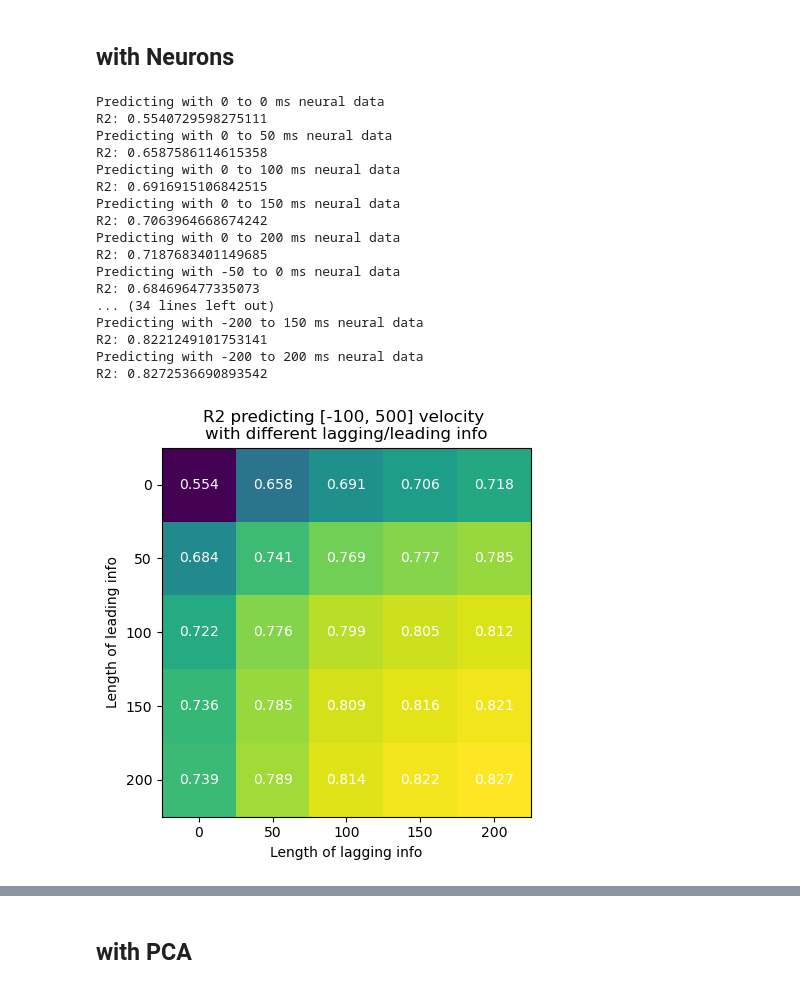
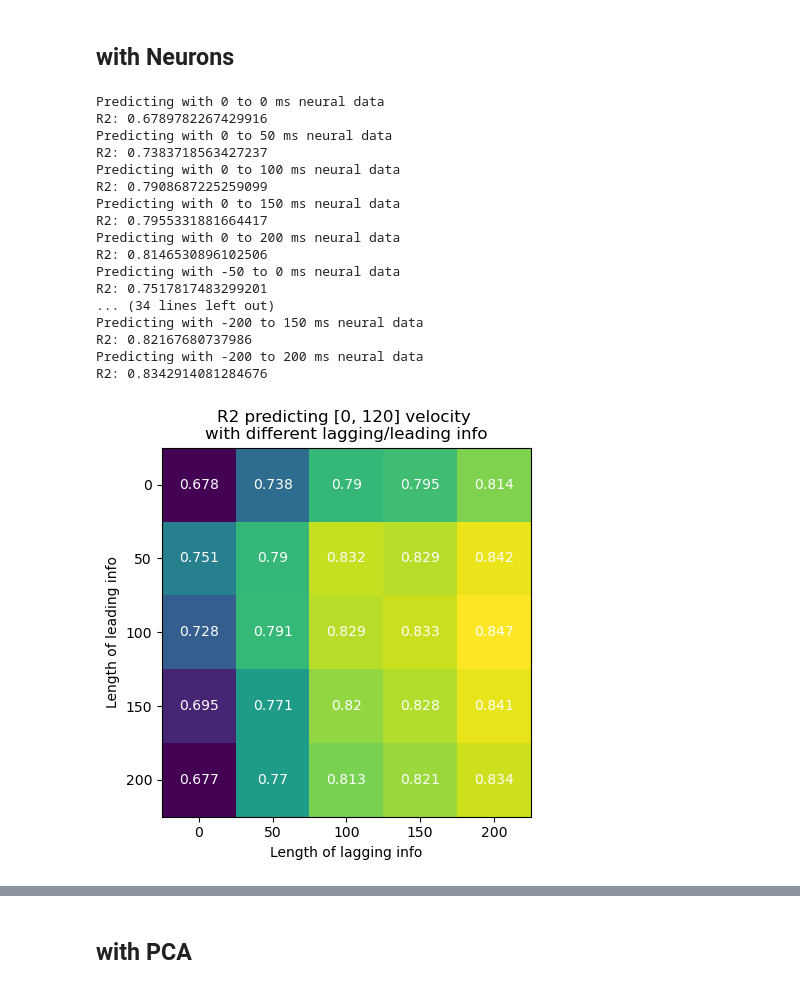
Before and after one commit to sherryxinyuean/area2_population_analysis, a Jupyter notebook: area2_bump-step0(pas).ipynb, the cells around one changed output, grey strips where cells are left out. Drawn from its saved outputs; the diff is of its cells as text; code cells hidden in the pictures.

```diff
--- a/area2_bump-step0(pas).ipynb
+++ b/area2_bump-step0(pas).ipynb
@@ -1073,6 +677,10 @@ print(dataset_50ms.bin_width)
 50
 # %%
 n_dims = 20 # for PCA
+
+active_mask = (~dataset_50ms.trial_info.ctr_hold_bump) & (dataset_50ms.trial_info.split != 'none')
+passive_mask = (dataset_50ms.trial_info.ctr_hold_bump) & (dataset_50ms.trial_info.split != 'none')
+
 
 trial_mask = passive_mask
 n_trials = dataset_50ms.trial_info.loc[trial_mask].shape[0]
@@ -1113,22 +721,22 @@ PCA total var explained: 0.40249209668778946
 # %%
-active_data = dataset_50ms.make_trial_data(align_field='move_onset_time', align_range=(-300, 700), ignored_trials=~trial_mask)
-for idx, trial in active_data.groupby('trial_id'):
+passive_data = dataset_50ms.make_trial_data(align_field='move_onset_time', align_range=(-300, 700), ignored_trials=~trial_mask)
+for idx, trial in passive_data.groupby('trial_id'):
     n_timepoints = trial.shape[0]
     break
 print(n_timepoints,'time bins')
 
-active_trials_neuron = nans([n_trials,n_timepoints,n_neurons])
-active_trials_vel = nans([n_trials,n_timepoints,2])
-active_trials_pca = nans([n_trials,n_timepoints,n_dims])
+passive_trials_neuron = nans([n_trials,n_timepoints,n_neurons])
+passive_trials_vel = nans([n_trials,n_timepoints,2])
+passive_trials_pca = nans([n_trials,n_timepoints,n_dims])
 i = 0
-for idx, trial in active_data.groupby('trial_id'):
-    active_trials_neuron[i,:,:]=trial.spikes.to_numpy()
-    active_trials_vel[i,:,:]=trial.hand_vel.to_numpy()
-    active_trials_pca[i,:,:]=trial.PCA.to_numpy()
+for idx, trial in passive_data.groupby('trial_id'):
+    passive_trials_neuron[i,:,:]=trial.spikes.to_numpy()
+    passive_trials_vel[i,:,:]=trial.hand_vel.to_numpy()
+    passive_trials_pca[i,:,:]=trial.PCA.to_numpy()
     i+=1
-print(active_trials_neuron.shape)
-print(active_trials_vel.shape)
-print(active_trials_pca.shape)
+print(passive_trials_neuron.shape)
+print(passive_trials_vel.shape)
+print(passive_trials_pca.shape)
 # %% [output]
 20 time bins
 (171, 20, 65)
@@ -1138,8 +746,8 @@ print(active_trials_pca.shape)
 ## with Neurons
 # %%
 data_range = [-300,700]
-pred_start = -100
-pred_end = 500
+pred_start = 0
+pred_end = 120
 
 idx1 = int((pred_start - data_range[0])/dataset_50ms.bin_width)
 idx2 = int(n_timepoints - (data_range[1]-pred_end)/dataset_50ms.bin_width)
@@ -1163,16 +771,16 @@ for time_before in t_before_range:
 
         X =  nans([n_trials,idx2-idx1,n_total_bins*n_neurons])
         i = 0
-        for trial_data in active_trials_neuron:
+        for trial_data in passive_trials_neuron:
             trial_hist=get_spikes_with_history(trial_data,bins_before,bins_after,bins_current)
             trial_hist = trial_hist[idx1:idx2,:,:]
             trial_hist_flat=trial_hist.reshape(trial_hist.shape[0],(trial_hist.shape[1]*trial_hist.shape[2]))
             X[i,:,:] = trial_hist_flat
             i+=1
 
-        y = active_trials_vel[:,idx1:idx2,:]
+        y = passive_trials_vel[:,idx1:idx2,:]
 
-        lr_all = GridSearchCV(Ridge(), {'alpha': np.logspace(-4, 0, 5)})
+        lr_all = GridSearchCV(Ridge(), {'alpha': np.logspace(-4, 4, 9)})
         X_reshaped = X.reshape((X.shape[0]*X.shape[1]),X.shape[2])
         y_reshaped = y.reshape((y.shape[0]*y.shape[1]),y.shape[2])
         lr_all.fit(X_reshaped, y_reshaped)
@@ -1204,40 +812,40 @@ for time_before in t_before_range:
     whole_multi_coefs.append(coef_arr)
 # %% [output]
 Predicting with 0 to 0 ms neural data
-R2: 0.5540729598275111
+R2: 0.6789782267429916
 Predicting with 0 to 50 ms neural data
-R2: 0.6587586114615358
+R2: 0.7383718563427237
 Predicting with 0 to 100 ms neural data
-R2: 0.6916915106842515
+R2: 0.7908687225259099
 Predicting with 0 to 150 ms neural data
-R2: 0.7063964668674242
+R2: 0.7955331881664417
 Predicting with 0 to 200 ms neural data
-R2: 0.7187683401149685
+R2: 0.8146530896102506
 Predicting with -50 to 0 ms neural data
-R2: 0.684696477335073
+R2: 0.7517817483299201
 ... (34 lines left out)
 Predicting with -200 to 150 ms neural data
-R2: 0.8221249101753141
+R2: 0.82167680737986
 Predicting with -200 to 200 ms neural data
-R2: 0.8272536690893542
+R2: 0.8342914081284676
 # %%
 fig, ax = plt.subplots()
 im = ax.imshow(whole_multi_R2s)
 ax.set_xlabel('Length of lagging info')
 ax.set_ylabel('Length of leading info')
 
 ax.set_xticks(np.arange(len(t_after_range)))
 ax.set_yticks(np.arange(len(t_before_range)))
 ax.set_xticklabels(labels=t_after_range)
 ax.set_yticklabels(labels=t_before_range)
 
-ax.set_title("R2 predicting [-100, 500] velocity \nwith different lagging/leading info")
+ax.set_title("R2 predicting [0, 120] velocity \nwith different lagging/leading info")
 fig.tight_layout()
 
 for i in range(len(t_before_range)):
     for j in range(len(t_after_range)):
         text = ax.text(j, i, str(int(whole_multi_R2s[i, j]*1000)/1000),
                        ha="center", va="center", color="w")
 plt.show()
 # %% [output]
-[figure, old version]
+[figure, new version]
```
Also changed, not shown: parts of 9 cells of this notebook, 1 other file.
